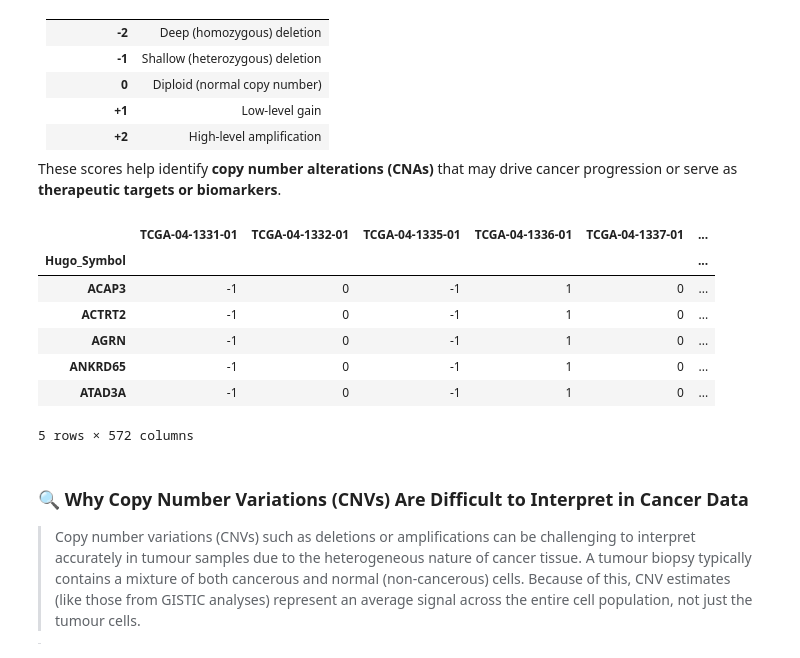
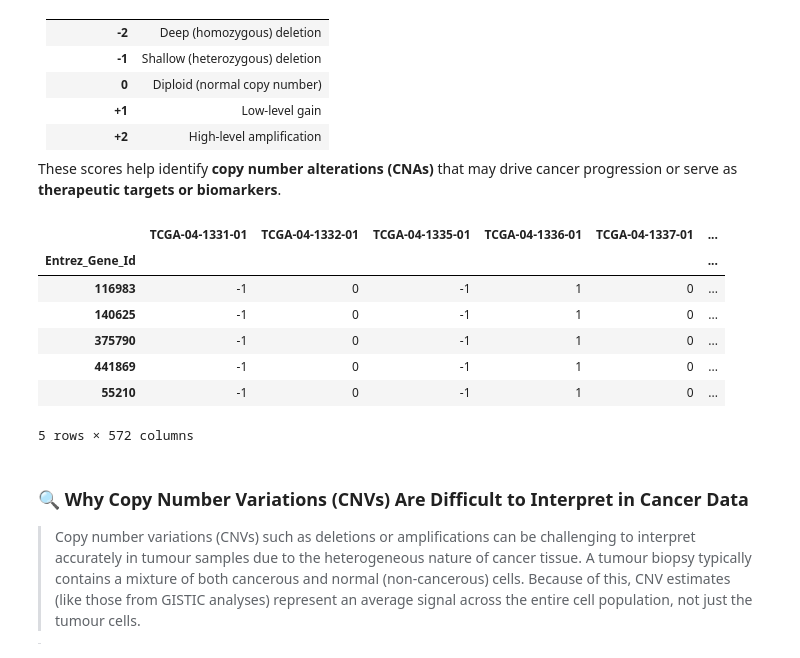
Before and after one commit to faith-ogun/bioslate-hgsoc-core, a Jupyter notebook: notebooks/tcga_gene_candidate_preprocessing.ipynb, the cells around one changed output. Drawn from its saved outputs; the diff is of its cells as text; code cells hidden in the pictures.

```diff
--- a/notebooks/tcga_gene_candidate_preprocessing.ipynb
+++ b/notebooks/tcga_gene_candidate_preprocessing.ipynb
@@ -64,24 +64,31 @@ These scores help identify **copy number alterations (CNAs)** that may drive can
 # %%
 import pandas as pd
 
-# Load the file with tab as delimiter
-cna_df = pd.read_csv("/Users/faith/Documents/GitHub/bioslate-hgsoc-core/database_files/cBioPortal/ov_tcga_pan_can_atlas_2018/data_cna.txt", sep='\t')
+# Load the file with tab as delimiter, keep Entrez IDs as strings initially
+cna_df = pd.read_csv(
+    "/Users/faith/Documents/GitHub/bioslate-hgsoc-core/database_files/cBioPortal/ov_tcga_pan_can_atlas_2018/data_cna.txt",
+    sep='\t',
+    dtype={"Entrez_Gene_Id": "string"}  # keeps as string, no decimals
+)
 
-# Set Hugo_Symbol as index
-cna_df.set_index("Hugo_Symbol", inplace=True)
+# Drop rows where Entrez_Gene_Id is missing or empty
+cna_df = cna_df[cna_df["Entrez_Gene_Id"].notna() & (cna_df["Entrez_Gene_Id"] != "")]
 
-# Drop Entrez_Gene_Id BEFORE filtering — since it's not a sample and can mess with the filtering
-cna_df.drop(columns=["Entrez_Gene_Id"], inplace=True)
+# Set Entrez_Gene_Id as index
+cna_df.set_index("Entrez_Gene_Id", inplace=True)
+
+# Drop Hugo_Symbol column
+cna_df.drop(columns=["Hugo_Symbol"], inplace=True)
 
 cna_df.head()
 # %% [output]
 |  | TCGA-04-1331-01 | TCGA-04-1332-01 | TCGA-04-1335-01 | TCGA-04-1336-01 | TCGA-04-1337-01 | ... |
-| Hugo_Symbol |  |  |  |  |  | ... |
-| ACAP3 | -1 | 0 | -1 | 1 | 0 | ... |
-| ACTRT2 | -1 | 0 | -1 | 1 | 0 | ... |
-| AGRN | -1 | 0 | -1 | 1 | 0 | ... |
-| ANKRD65 | -1 | 0 | -1 | 1 | 0 | ... |
-| ATAD3A | -1 | 0 | -1 | 1 | 0 | ... |
+| Entrez_Gene_Id |  |  |  |  |  | ... |
+| 116983 | -1 | 0 | -1 | 1 | 0 | ... |
+| 140625 | -1 | 0 | -1 | 1 | 0 | ... |
+| 375790 | -1 | 0 | -1 | 1 | 0 | ... |
+| 441869 | -1 | 0 | -1 | 1 | 0 | ... |
+| 55210 | -1 | 0 | -1 | 1 | 0 | ... |
 5 rows × 572 columns
 # %% [markdown]
 ### 🔍 Why Copy Number Variations (CNVs) Are Difficult to Interpret in Cancer Data
```
Also changed, not shown: parts of 43 cells of this notebook, 58 other files.
